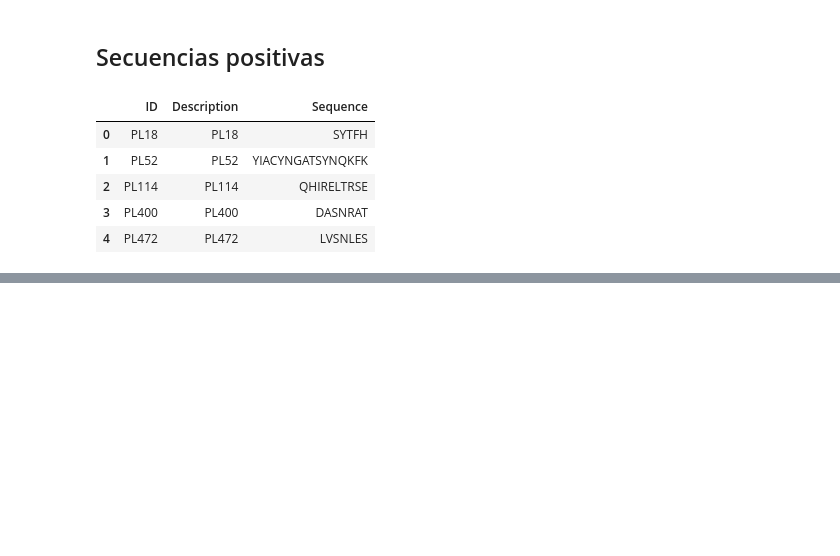
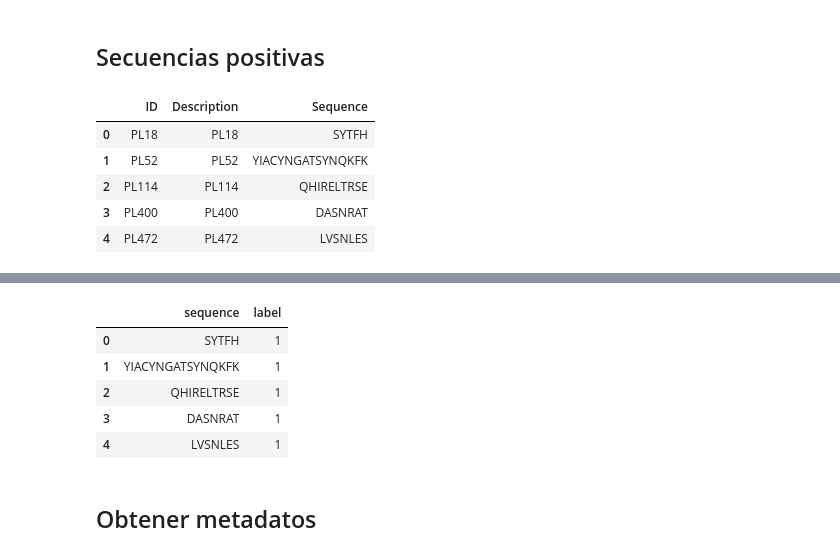
Before and after one commit to AnaLuisaIA/antifungal-peptides, a Jupyter notebook: databases/PepLab/PepLab.ipynb, the cells around one changed output, grey strips where cells are left out. Saved outputs shown, nothing was run; the diff lists cells and outputs as text; code cells hidden in the pictures; blank space fills up the shorter version.

```diff
--- a/databases/PepLab/PepLab.ipynb
+++ b/databases/PepLab/PepLab.ipynb
@@ -75 +115,11 @@ secuencias.describe()
+# %%
+df_validas = df_validas.rename(columns={'Sequence': 'sequence'})
+display(df_validas.head())
+# %% [output]
+|  | sequence | label |
+| 0 | SYTFH | 1 |
+| 1 | YIACYNGATSYNQKFK | 1 |
+| 2 | QHIRELTRSE | 1 |
+| 3 | DASNRAT | 1 |
+| 4 | LVSNLES | 1 |
 # %%
@@ -76,0 +127,2 @@ secuencias.to_csv('PepLab_antifungal.csv', index=False, header=True)
+# %% [markdown]
+## Obtener metadatos
```
Also changed, not shown: parts of 22 cells of this notebook, 2 other files.
